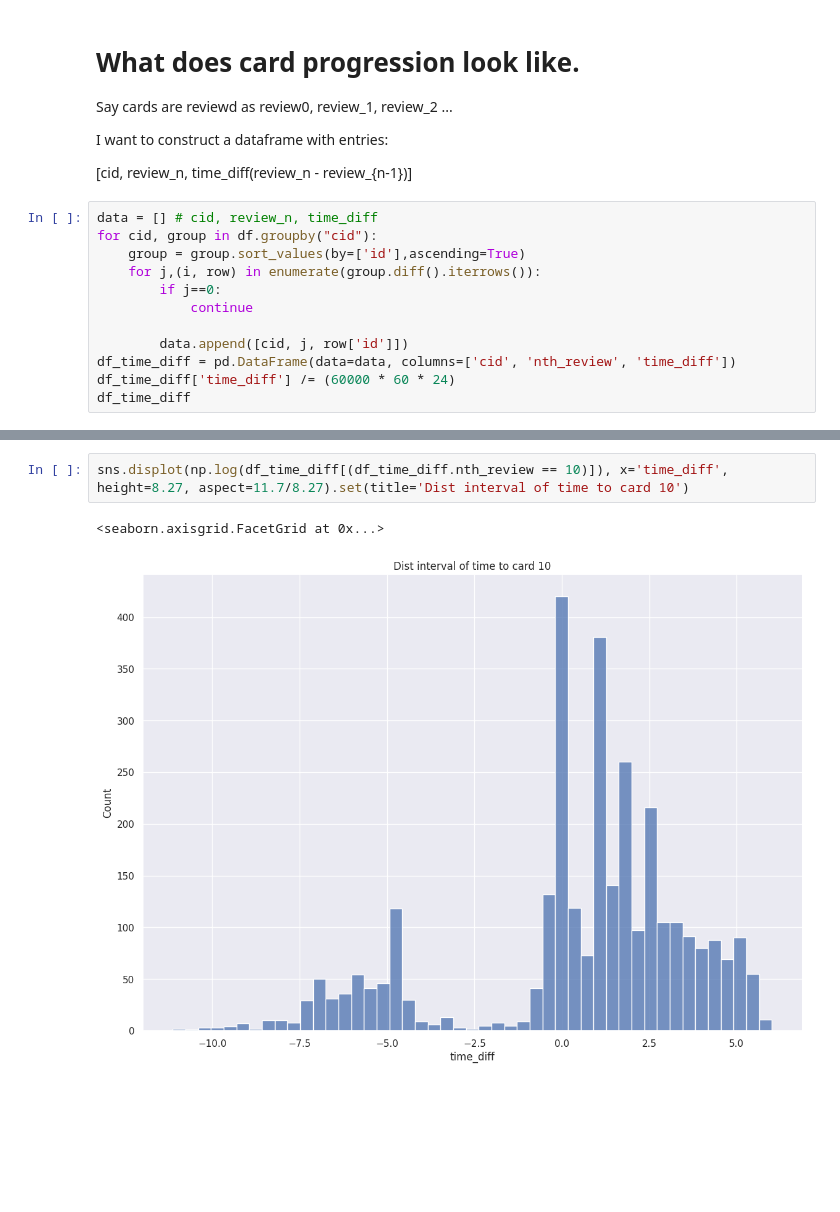
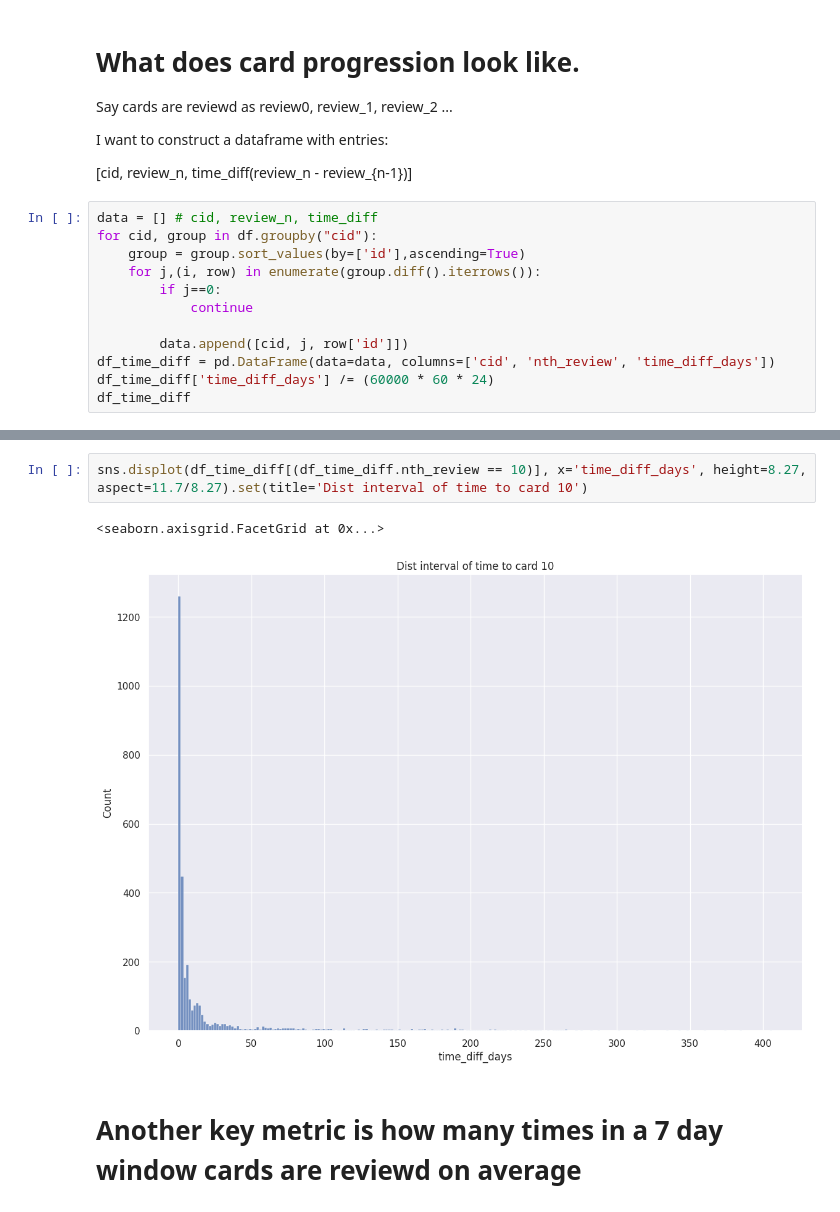
Before and after one commit to FergusCurrie/anki, a Jupyter notebook: anki_review.ipynb, the cells around one changed output, grey strips where cells are left out. Drawn from its saved outputs; the diff is of its cells as text; blank space fills up the shorter version.

Commit message:
plots looking at repeat reviews in a week

```diff
--- a/anki_review.ipynb
+++ b/anki_review.ipynb
@@ -180,7 +185,7 @@ for cid, group in df.groupby("cid"):
             continue
 
         data.append([cid, j, row['id']])
-df_time_diff = pd.DataFrame(data=data, columns=['cid', 'nth_review', 'time_diff'])
-df_time_diff['time_diff'] /= (60000 * 60 * 24)
+df_time_diff = pd.DataFrame(data=data, columns=['cid', 'nth_review', 'time_diff_days'])
+df_time_diff['time_diff_days'] /= (60000 * 60 * 24)
 df_time_diff
 # %% [output]
@@ -210,5 +215,7 @@ sns.displot(np.log(df_time_diff[(df_time_diff.nth_review == 3)]), x='time_diff',
 # %%
-sns.displot(np.log(df_time_diff[(df_time_diff.nth_review == 10)]), x='time_diff', height=8.27, aspect=11.7/8.27).set(title='Dist interval of time to card 10')
+sns.displot(df_time_diff[(df_time_diff.nth_review == 10)], x='time_diff_days', height=8.27, aspect=11.7/8.27).set(title='Dist interval of time to card 10')
 # %% [output]
 <seaborn.axisgrid.FacetGrid at 0x...>
-[figure, old version]
+[figure, new version]
+# %% [markdown]
+# Another key metric is how many times in a 7 day window cards are reviewd on average
```
Also changed, not shown: parts of 22 cells of this notebook.
